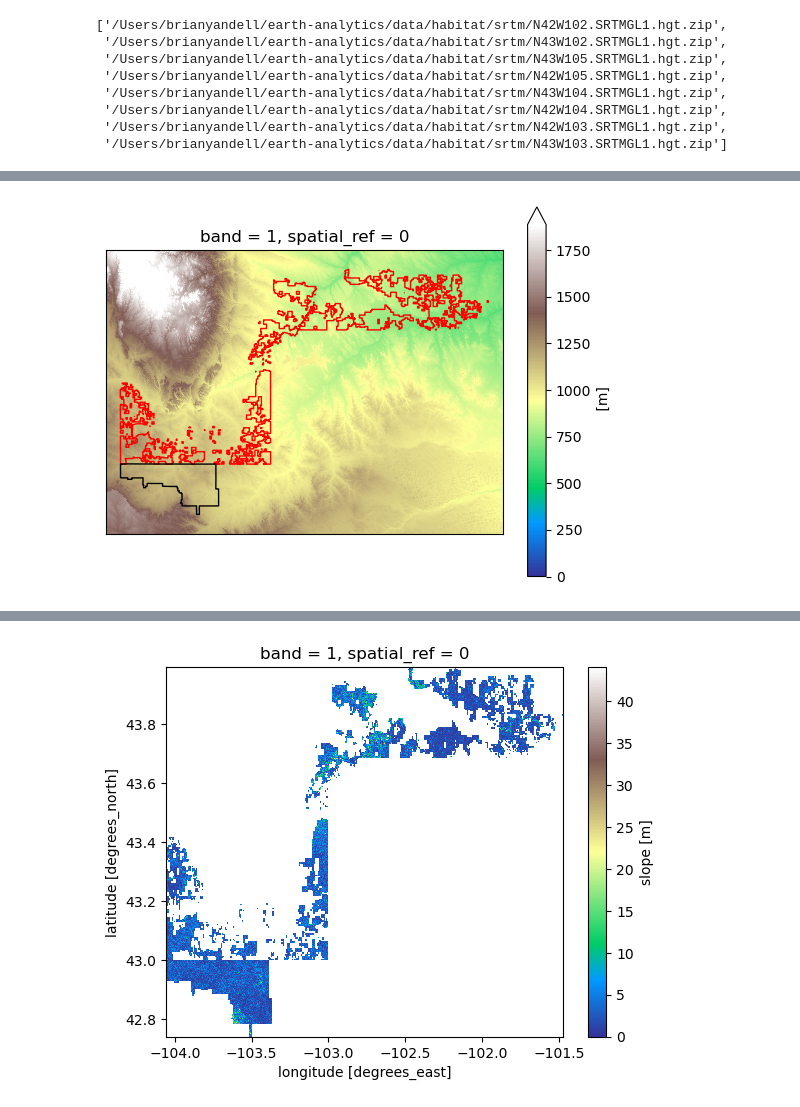
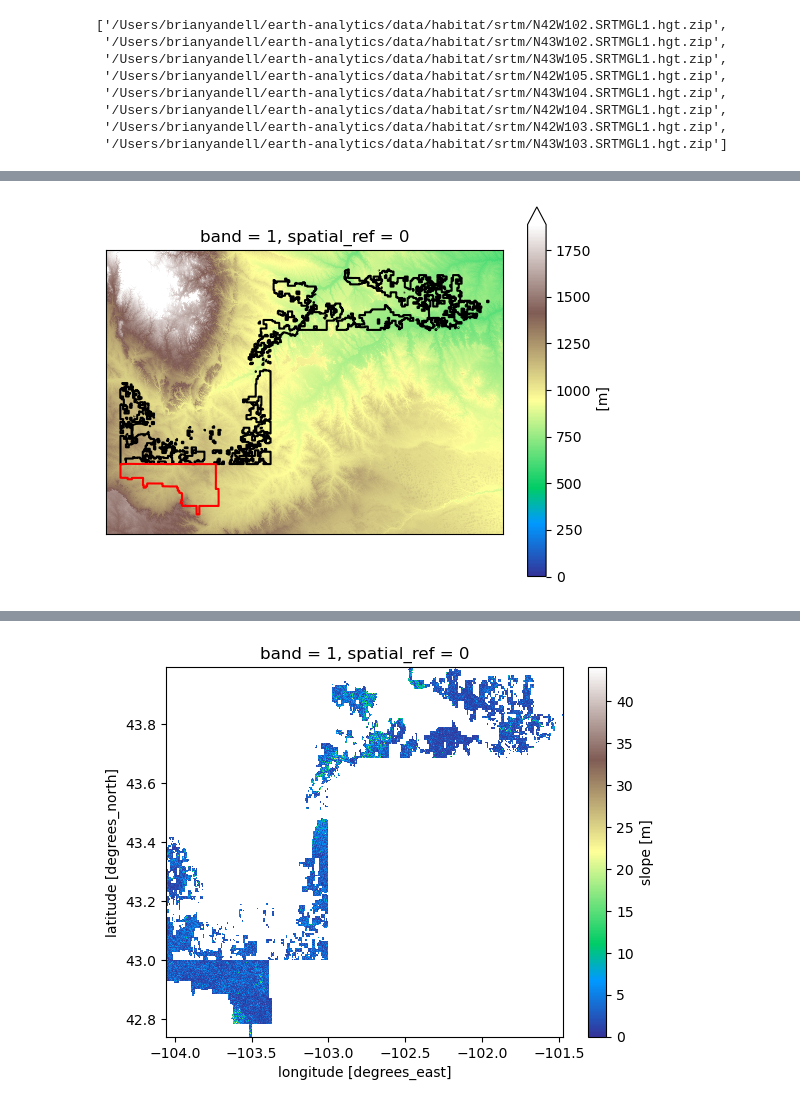
Before and after one commit to byandell-envsys/habitatSuitability, a Jupyter notebook: 2_slope.ipynb, the cells around one changed output, grey strips where cells are left out. Saved outputs shown, nothing was run; the diff lists cells and outputs as text; code cells hidden in the pictures.

```diff
--- a/2_slope.ipynb
+++ b/2_slope.ipynb
@@ -154,7 +159,26 @@ def srtm_download(place_gdf, elevation_dir, buffer = 0.1):
 
     srtm_da = rxrmerge.merge_arrays(srtm_da_list)
     # Make sure we are bounding properly.
-    srtm_da = da_bounds(place_gdf, srtm_da, buffer = 0.1)
+    srtm_da = da_bounds(place_gdf, srtm_da, 0.1)
 
-# srtm_da = srtm_download(place_gdf, elevation_dir, buffer = 0.1)
+    return srtm_da
+
+# srtm_da = srtm_download(place_gdf, elevation_dir, 0.1)
 # srtm_da.plot(cmap='terrain')
+
+def srtm_slope(srtm_da, UTM = 32613):
+    """
+    Calculate slope from SRTM data.
+
+    Project to UTM to calculate slope, then project back.
+    """
+    import xrspatial
+    import rioxarray as rxr
+
+    orig_crs = srtm_da.rio.crs
+    srtm_utm_da = srtm_da.rio.reproject(UTM)
+    slope_da = xrspatial.slope(srtm_utm_da).rio.reproject(orig_crs)
+
+    return slope_da
+
+# slope_da = srtm_slope(srtm_da, 32613)
@@ -193,0 +185,2 @@ srtm_da.plot(cmap='terrain')
+# %%
+srtm_da = srtm_download(buffalo_gdf, elevation_dir, 0.1)
@@ -194,6 +189,6 @@ srtm_da.plot(cmap='terrain')
 # %%
-buffalo_gdf['color'] = ['white','red']
+buffalo_gdf['color'] = ['black','red']
 # %%
-redline_over_index(buffalo_gdf, srtm_da, edgecolor="white", cmap='terrain')
+gdf_over_da(buffalo_gdf, srtm_da, cmap='terrain')
 # %% [output]
-[figure, old version]
+[figure, new version]
```
Also changed, not shown: parts of 13 cells of this notebook, 3 other files.
